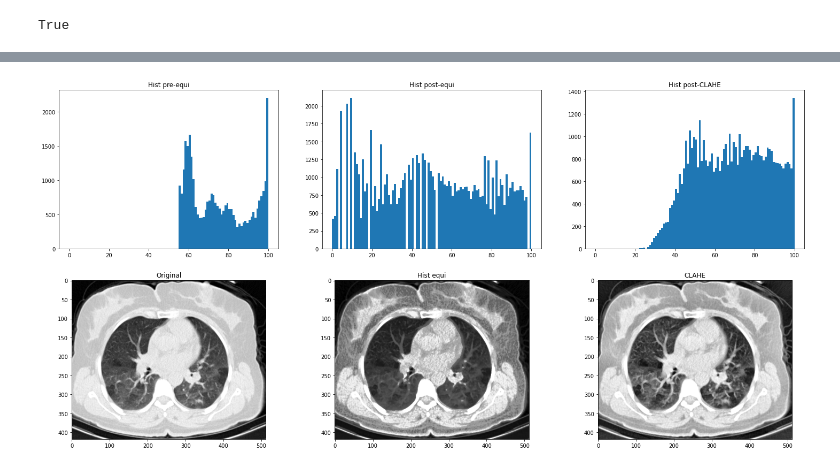
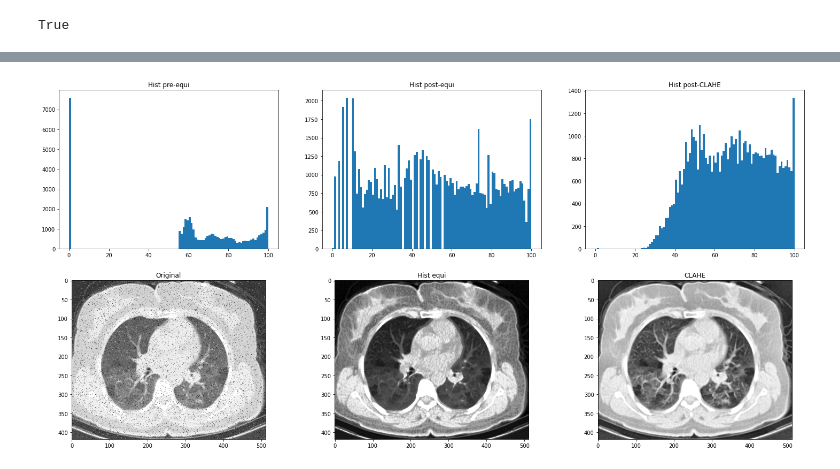
Before and after one commit to MulArt/Medical_Imaging, a Jupyter notebook: Pretraitement.ipynb, the cells around one changed output, grey strips where cells are left out. Saved outputs shown, nothing was run; the diff lists cells and outputs as text; code cells hidden in the pictures.

```diff
--- a/Pretraitement.ipynb
+++ b/Pretraitement.ipynb
@@ -215,11 +332,11 @@ import cv2
 import numpy as np
 from matplotlib import pyplot as plt
 
-img = cv2.imread('test_3.png',0)
 
-median = cv2.medianBlur(img, 3)
-gauss = cv2.GaussianBlur(img, (5,5), 0)
-equ = cv2.equalizeHist(median)
+img = cv2.imread('Torse.png',0)
+
+
+equ = cv2.equalizeHist(img)
 
 #Together the algorithm is called: Contrast Limited Adaptive Histogram Equalization (CLAHE)
 
@@ -230,31 +347,31 @@ cl1 = clahe.apply(median)
 fig = plt.figure()
 fig.set_figheight(12)
 fig.set_figwidth(25)
 
 fig.add_subplot(2,3,1)
 plt.hist(img.flat, bins=100, range=(0,100))
 plt.title('Hist pre-equi')
 
 fig.add_subplot(2,3,2)
 plt.hist(equ.flat, bins=100, range=(0,100))
 plt.title('Hist post-equi')
 
 fig.add_subplot(2,3,3)
 plt.hist(cl1.flat, bins=100, range=(0,100))
 plt.title('Hist post-CLAHE')
 
 fig.add_subplot(2,3,4)
 plt.imshow(img, cmap='gray')
 plt.title('Original')
 
 fig.add_subplot(2,3,5)
 plt.imshow(equ, cmap='gray')
 plt.title('Hist equi')
 
 fig.add_subplot(2,3,6)
 plt.imshow(cl1, cmap='gray')
 plt.title('CLAHE')
 
 plt.show()
 # %% [output]
-[figure, old version]
+[figure, new version]
```
Also changed, not shown: parts of 10 cells of this notebook, 8 other files.
